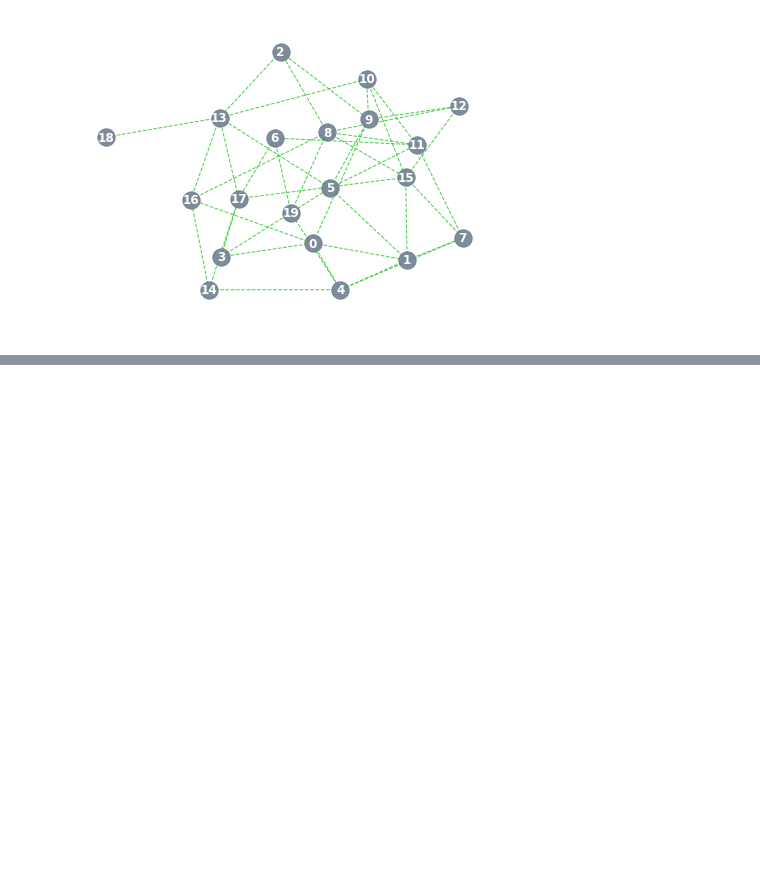
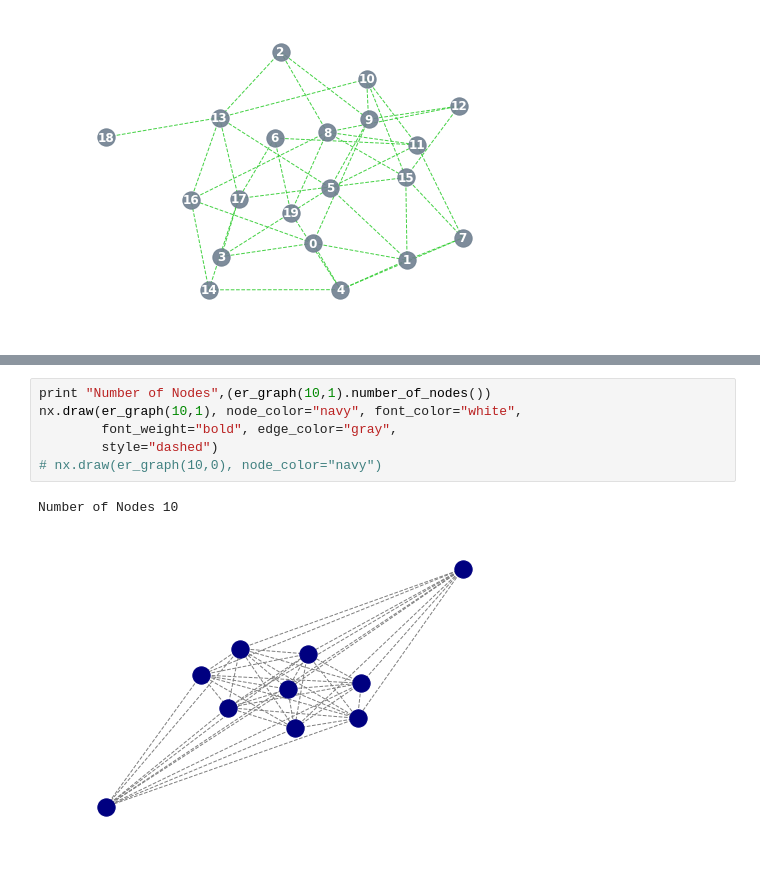
Before and after one commit to akell47/Python, a Jupyter notebook: NetworkAnalysis.ipynb, the cells around one changed output, grey strips where cells are left out. Saved outputs shown, nothing was run; the diff lists cells and outputs as text; blank space fills up the shorter version.

```diff
--- a/NetworkAnalysis.ipynb
+++ b/NetworkAnalysis.ipynb
@@ -207,0 +217,9 @@ nx.draw(er_graph(50, 0.08), with_labels=True, node_color="slategrey",
+# %%
+print "Number of Nodes",(er_graph(10,1).number_of_nodes())
+nx.draw(er_graph(10,1), node_color="navy", font_color="white",
+        font_weight="bold", edge_color="gray",
+        style="dashed")
+# nx.draw(er_graph(10,0), node_color="navy")
+# %% [output]
+Number of Nodes 10
+[figure, added]
```
Also changed, not shown: parts of 30 cells of this notebook, 2 other files.
